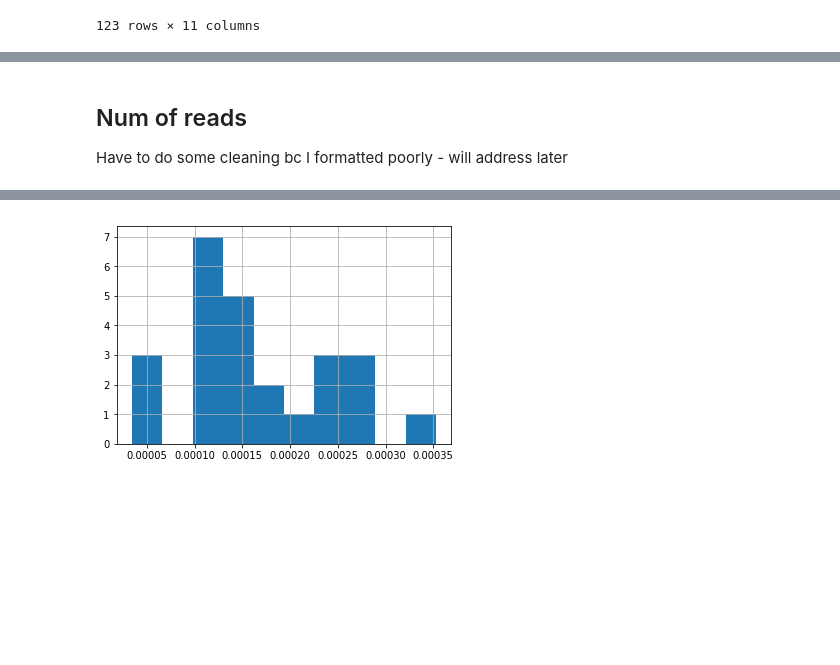
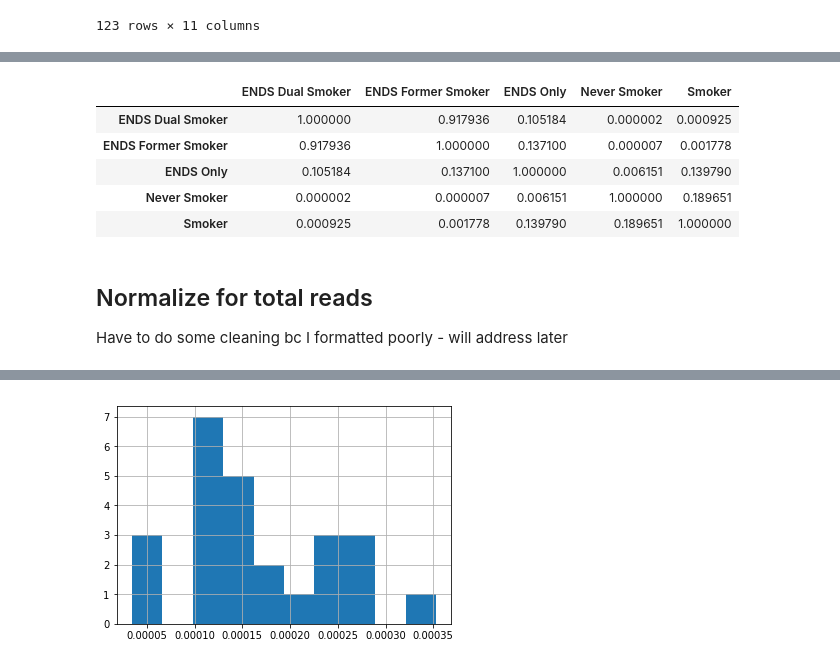
Before and after one commit to sterrettJD/Nicotine-Microbiome, a Jupyter notebook: diamond_analysis/diamond_analysis.ipynb, the cells around one changed output, grey strips where cells are left out. Drawn from its saved outputs; the diff is of its cells as text; code cells hidden in the pictures; blank space fills up the shorter version.

```diff
--- a/diamond_analysis/diamond_analysis.ipynb
+++ b/diamond_analysis/diamond_analysis.ipynb
@@ -105,5 +127,16 @@ sns.boxplot("Hits",
+# %%
+sp.posthoc_dunn(a=metadata, val_col="Hits", group_col="GroupName",
+                #p_adjust = 'holm'
+               )
+# %% [output]
+|  | ENDS Dual Smoker | ENDS Former Smoker | ENDS Only | Never Smoker | Smoker |
+| ENDS Dual Smoker | 1.000000 | 0.917936 | 0.105184 | 0.000002 | 0.000925 |
+| ENDS Former Smoker | 0.917936 | 1.000000 | 0.137100 | 0.000007 | 0.001778 |
+| ENDS Only | 0.105184 | 0.137100 | 1.000000 | 0.006151 | 0.139790 |
+| Never Smoker | 0.000002 | 0.000007 | 0.006151 | 1.000000 | 0.189651 |
+| Smoker | 0.000925 | 0.001778 | 0.139790 | 0.189651 | 1.000000 |
 # %% [markdown]
-## Num of reads
+## Normalize for total reads
 Have to do some cleaning bc I formatted poorly - will address later
 # %%
 with open("num_reads.txt") as f:
```
Also changed, not shown: parts of 14 cells of this notebook.
